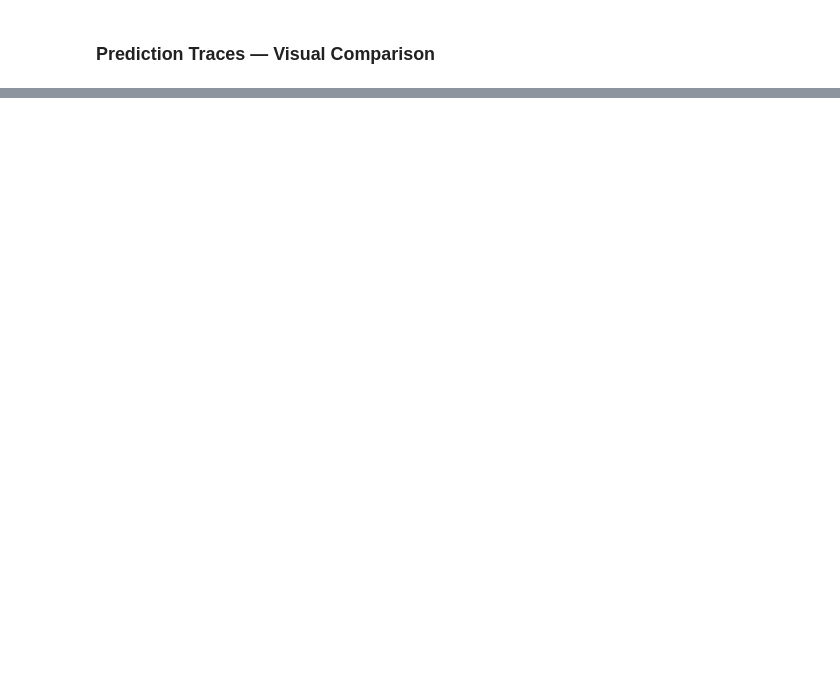
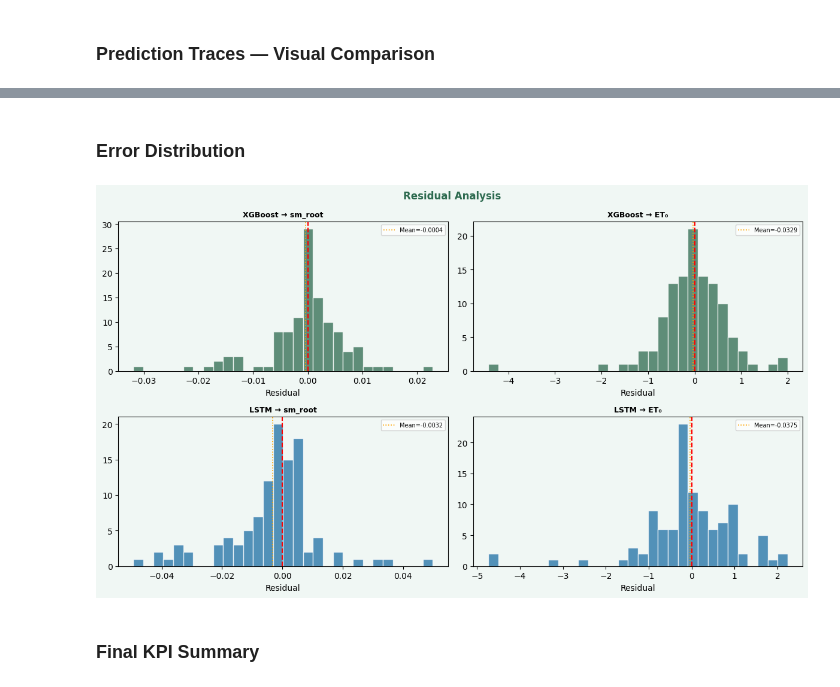
Before and after one commit to Hajer5503/AgriSmart, a Jupyter notebook: modules/irrigation_rl/notebooks/RLlayer1_modeling.ipynb, the cells around one changed output, grey strips where cells are left out. Drawn from its saved outputs; the diff is of its cells as text; code cells hidden in the pictures; blank space fills up the shorter version.

Commit message:
LSTM training for irrigation layer1

```diff
--- a/modules/irrigation_rl/notebooks/RLlayer1_modeling.ipynb
+++ b/modules/irrigation_rl/notebooks/RLlayer1_modeling.ipynb
@@ -554,0 +777,29 @@ Training LSTM (MLP sequence) models …
+# %% [markdown]
+### Error Distribution
+# %%
+fig, axes = plt.subplots(2, 2, figsize=(12, 7), facecolor='#f0f7f4')
+fig.suptitle('Residual Analysis', fontweight='bold', fontsize=12, color='#2d6a4f')
+
+pairs = [
+    (axes[0, 0], y_sm_test,      xgb_sm_pred,  'XGBoost → sm_root', '#2d6a4f'),
+    (axes[0, 1], y_et0_test,     xgb_et0_pred, 'XGBoost → ET₀',     '#2d6a4f'),
+    (axes[1, 0], y_sm_test_lstm, lstm_sm_pred,  'LSTM → sm_root',    '#1d6fa4'),
+    (axes[1, 1], y_et0_test_lstm,lstm_et0_pred, 'LSTM → ET₀',        '#1d6fa4'),
+]
+
+for ax, yt, yp, title, c in pairs:
+    res = yt - yp
+    ax.hist(res, bins=30, color=c, alpha=0.75, edgecolor='white')
+    ax.axvline(0, color='red', lw=1.5, ls='--')
+    ax.axvline(res.mean(), color='orange', lw=1.2, ls=':', label=f'Mean={res.mean():.4f}')
+    ax.set_title(title, fontweight='bold', fontsize=9)
+    ax.set_xlabel('Residual'); ax.legend(fontsize=7)
+    ax.set_facecolor('#f0f7f4')
+
+plt.tight_layout()
+plt.savefig('residuals.png', dpi=130, bbox_inches='tight')
+plt.show()
+# %% [output]
+[figure, added]
+# %% [markdown]
+### Final KPI Summary
```
Also changed, not shown: parts of 13 cells of this notebook.
